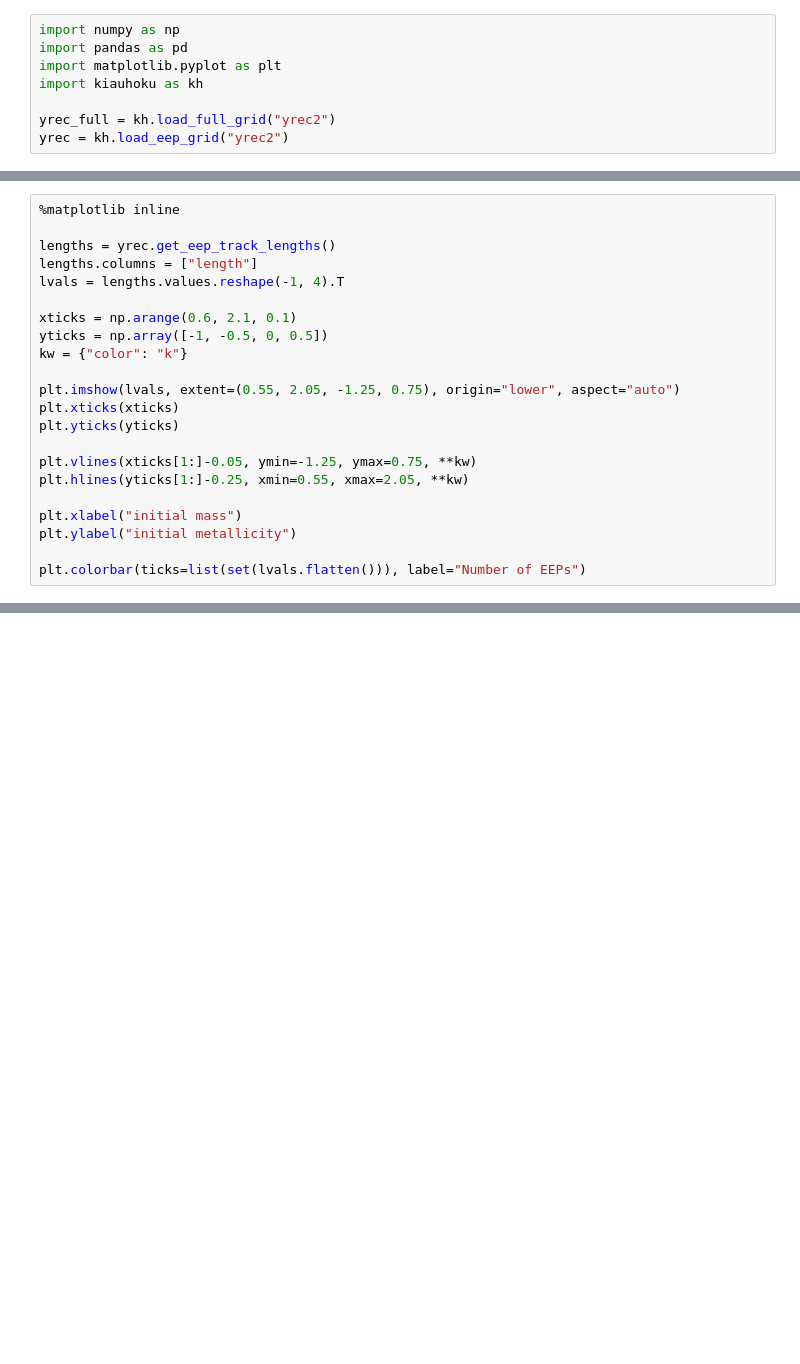
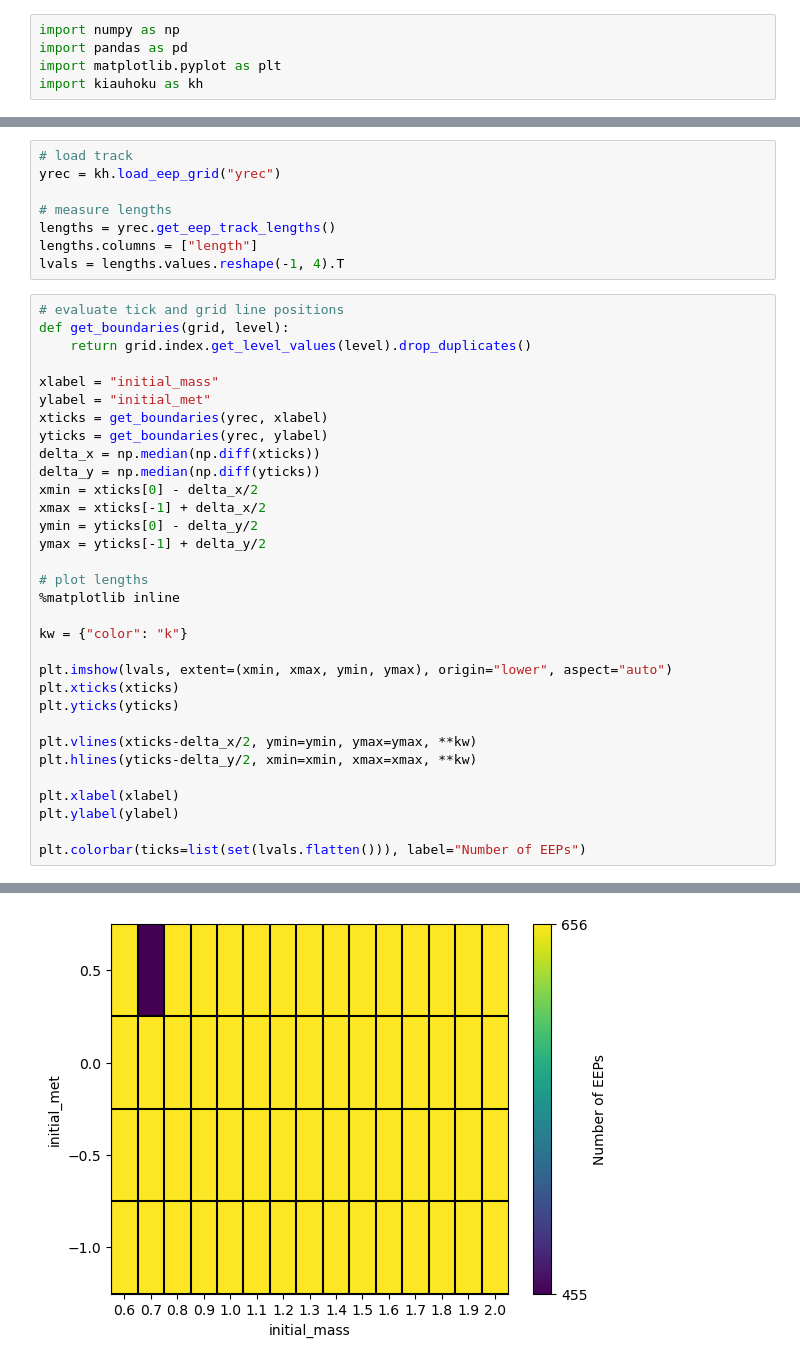
Before and after one commit to zclaytor/kiauhoku, a Jupyter notebook: notebooks/eep_track_lengths.ipynb, the cells around one changed output, grey strips where cells are left out. Drawn from its saved outputs; the diff is of its cells as text; blank space fills up the shorter version.

Commit message:
add plots, comments, and polish

```diff
--- a/notebooks/eep_track_lengths.ipynb
+++ b/notebooks/eep_track_lengths.ipynb
@@ -3,6 +9,3 @@ import numpy as np
 import pandas as pd
 import matplotlib.pyplot as plt
 import kiauhoku as kh
-
-yrec_full = kh.load_full_grid("yrec2")
-yrec = kh.load_eep_grid("yrec2")
@@ -9,22 +16,41 @@ yrec = kh.load_eep_grid("yrec2")
+# %%
+# load track
+yrec = kh.load_eep_grid("yrec")
+
+# measure lengths
+lengths = yrec.get_eep_track_lengths()
+lengths.columns = ["length"]
+lvals = lengths.values.reshape(-1, 4).T
 # %%
+# evaluate tick and grid line positions
+def get_boundaries(grid, level):
+    return grid.index.get_level_values(level).drop_duplicates()
+
+xlabel = "initial_mass"
+ylabel = "initial_met"
+xticks = get_boundaries(yrec, xlabel)
+yticks = get_boundaries(yrec, ylabel)
+delta_x = np.median(np.diff(xticks))
+delta_y = np.median(np.diff(yticks))
+xmin = xticks[0] - delta_x/2
+xmax = xticks[-1] + delta_x/2
+ymin = yticks[0] - delta_y/2
+ymax = yticks[-1] + delta_y/2
+
+# plot lengths
 %matplotlib inline
 
-lengths = yrec.get_eep_track_lengths()
-lengths.columns = ["length"]
-lvals = lengths.values.reshape(-1, 4).T
-
-xticks = np.arange(0.6, 2.1, 0.1)
-yticks = np.array([-1, -0.5, 0, 0.5])
 kw = {"color": "k"}
 
-plt.imshow(lvals, extent=(0.55, 2.05, -1.25, 0.75), origin="lower", aspect="auto")
+plt.imshow(lvals, extent=(xmin, xmax, ymin, ymax), origin="lower", aspect="auto")
 plt.xticks(xticks)
 plt.yticks(yticks)
 
-plt.vlines(xticks[1:]-0.05, ymin=-1.25, ymax=0.75, **kw)
-plt.hlines(yticks[1:]-0.25, xmin=0.55, xmax=2.05, **kw)
+plt.vlines(xticks-delta_x/2, ymin=ymin, ymax=ymax, **kw)
+plt.hlines(yticks-delta_y/2, xmin=xmin, xmax=xmax, **kw)
 
-plt.xlabel("initial mass")
-plt.ylabel("initial metallicity")
+plt.xlabel(xlabel)
+plt.ylabel(ylabel)
 
 plt.colorbar(ticks=list(set(lvals.flatten())), label="Number of EEPs")
+# %% [output]
@@ -30,0 +58 @@ plt.colorbar(ticks=list(set(lvals.flatten())), label="Number of EEPs")
+[figure, added]
```
Also changed, not shown: parts of 10 cells of this notebook.
